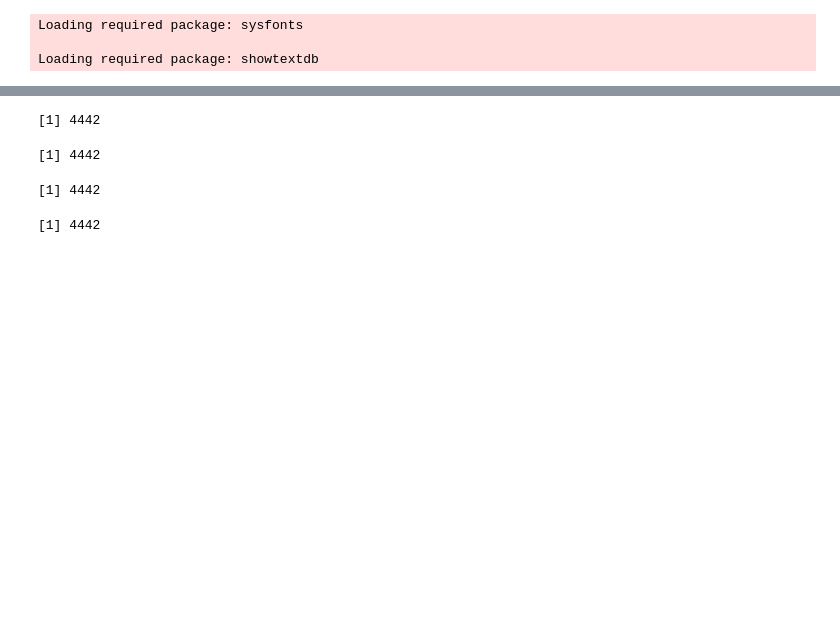
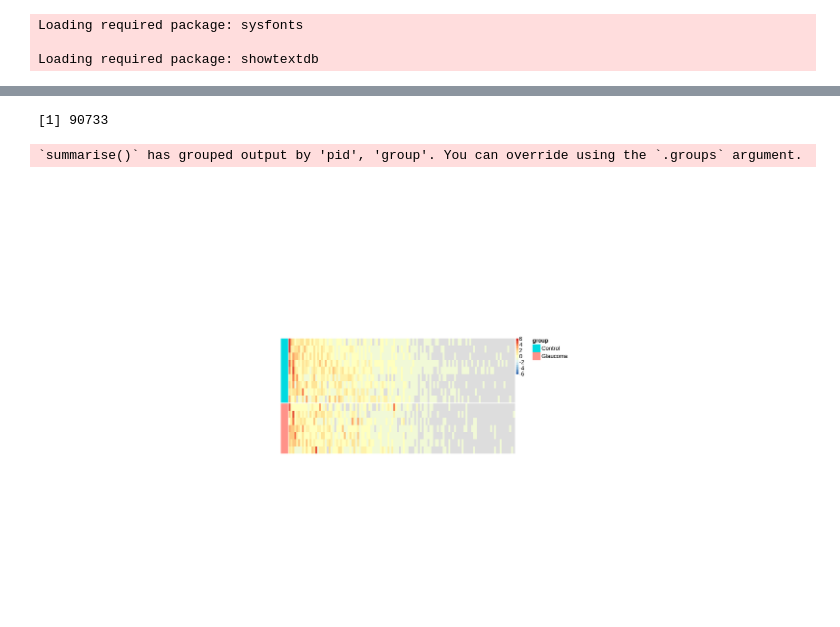
Before and after one commit to SanD94/VReGTrET, a Jupyter notebook: GraphTheory_ET_VR_Westbrueck/Pre-processing/create_building_gaze.ipynb, the cells around one changed output, grey strips where cells are left out. Drawn from its saved outputs; the diff is of its cells as text; code cells hidden in the pictures; blank space fills up the shorter version.

Commit message:
add heat map for duration and view count

```diff
--- a/GraphTheory_ET_VR_Westbrueck/Pre-processing/create_building_gaze.ipynb
+++ b/GraphTheory_ET_VR_Westbrueck/Pre-processing/create_building_gaze.ipynb
@@ -81 +92,10 @@ data_file
+# %%
+building_data_tibble <- tibble(
+    pid = integer(),
+    group = character(),
+    building = character(),
+    duration = numeric(),
+    view_count = numeric(),
+    noisy = logical()
+)
 # %%
@@ -114,4 +116,0 @@ groups <- c("Control","Control","Control","Control","Control","Control","Control
-# %%
-pid <- cur_p
-group <- groups[pids == pid]
-noisy <- durations < 250
@@ -139,10 +117,10 @@ cur_data_tibble <- acc_data[[2]]
-# %%
-length(noisy)
-length(interpolated_data)
-length(durations)
-nrow(cur_data_tibble)
-# %% [output]
-[1] 4442
-[1] 4442
-[1] 4442
-[1] 4442
+# %%
+building_data_tibble <- building_data_tibble %>% mutate(
+    pid = factor(pid),
+    group = factor(group),
+    building = factor(building)
+)
+# %%
+nrow(building_data_tibble)
+# %% [output]
+[1] 90733
@@ -148,0 +131,27 @@ nrow(cur_data_tibble)
+# %%
+# duration sum for each building for each participant
+building_data_tibble %>%
+    filter(noisy == FALSE) %>% # noisy filter check
+    select(pid, group, building, duration) %>%
+    filter(building != "noData" & building != "newSession") %>%
+    group_by(pid, group, building) %>%
+    summarise(sum_duration = sum(duration) / 10000) %>%
+    arrange(group, desc(sum_duration), building) %>%
+    ungroup() %>%
+    tidyheatmap(
+        row = pid,
+        column = building,
+        values = sum_duration,
+        scale = "row",
+        annotation_row = c(group),
+        annotation_names_row = FALSE,
+        gaps_row = group,
+        cellwidth = 8,
+        cellheight = 30,
+        fontsize = 30,
+        show_colnames = FALSE,
+        show_rownames = FALSE
+    )
+# %% [output]
+`summarise()` has grouped output by 'pid', 'group'. You can override using the `.groups` argument.
+[figure, added]
```
Also changed, not shown: parts of 13 cells of this notebook.
